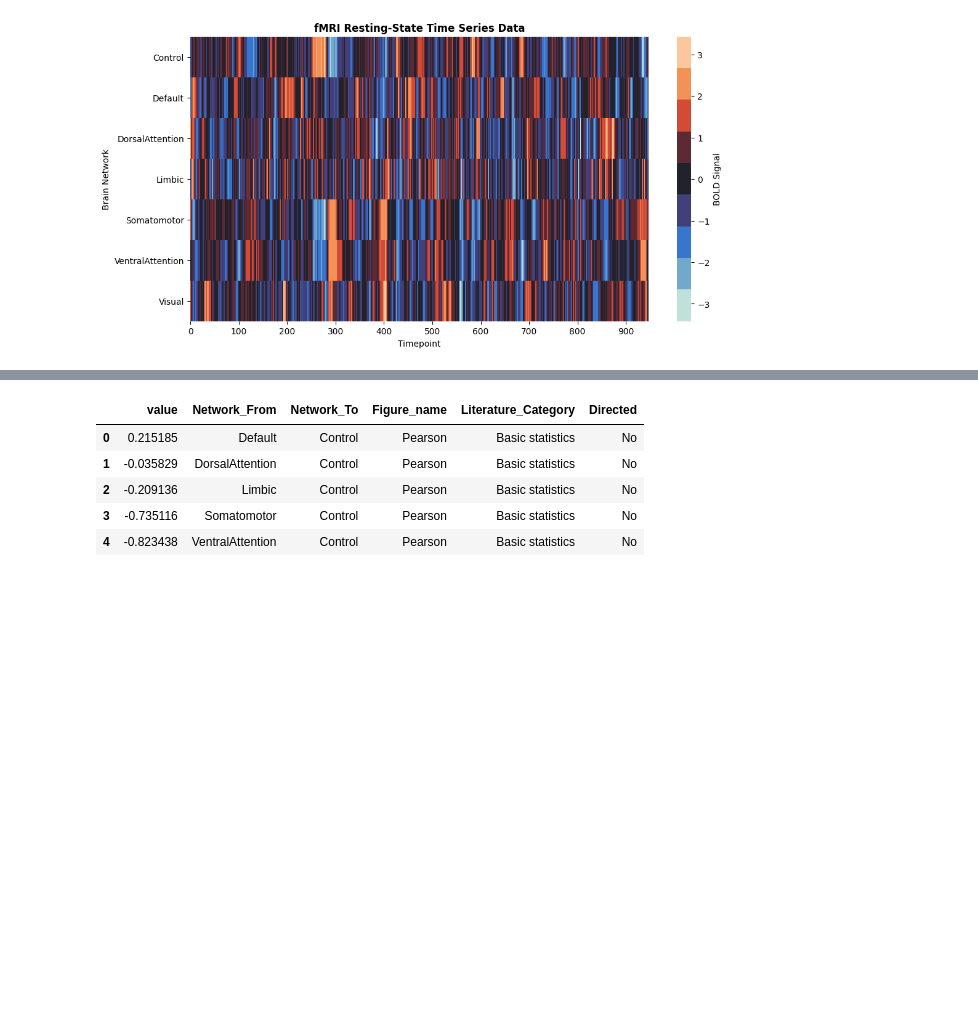
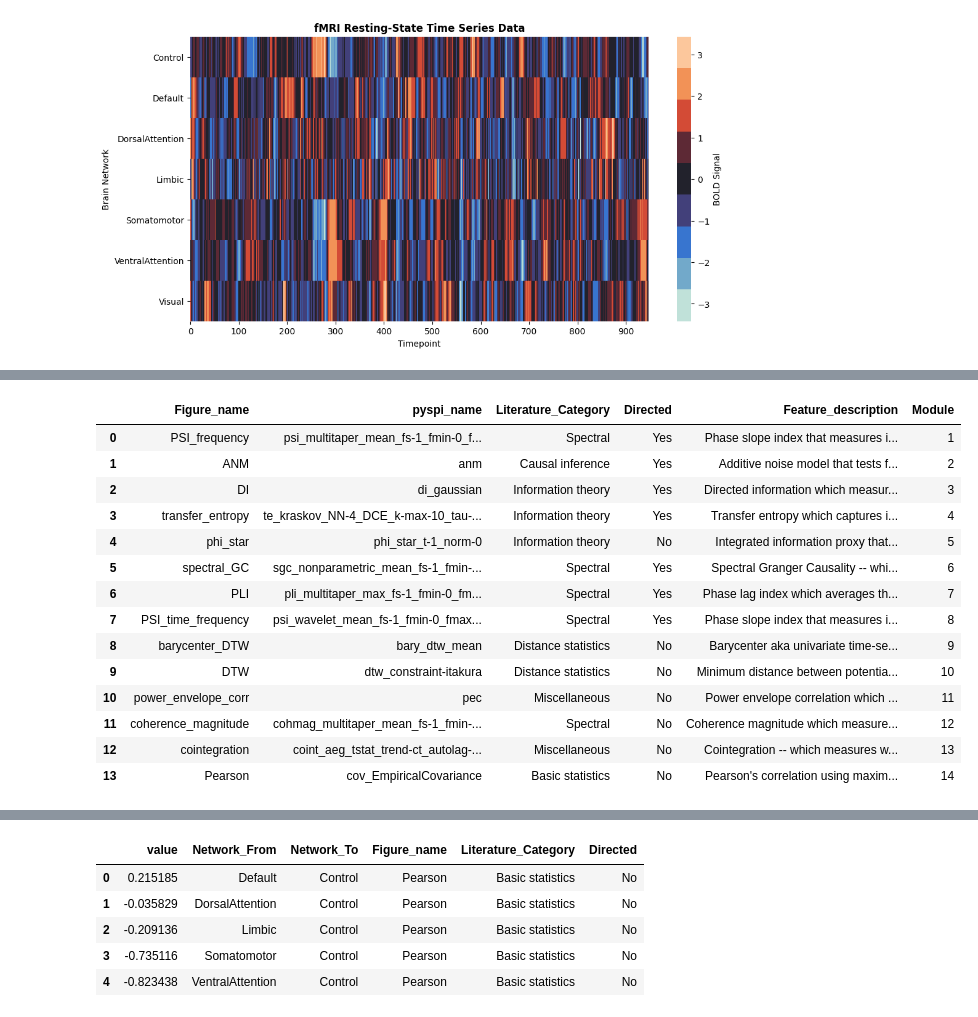
Before and after one commit to anniegbryant/CSYS5040_Demo, a Jupyter notebook: CSYS5040_demo.ipynb, the cells around one changed output, grey strips where cells are left out. Drawn from its saved outputs; the diff is of its cells as text; code cells hidden in the pictures; blank space fills up the shorter version.

```diff
--- a/CSYS5040_demo.ipynb
+++ b/CSYS5040_demo.ipynb
@@ -183,0 +200,27 @@ calc.compute()
+# %%
+# Read in relevant information about the SPIs
+response = requests.get("https://raw.githubusercontent.com/anniegbryant/CSYS5040_Demo/main/pairwise_feature_info.csv")
+response.raise_for_status() # Check that the request was successful
+
+# Load the .npy content into a numpy array
+file_data = io.BytesIO(response.content)
+SPI_info = pd.read_csv(file_data)
+
+# Print out our SPI info
+SPI_info
+# %% [output]
+|  | Figure_name | pyspi_name | Literature_Category | Directed | Feature_description | Module |
+| 0 | PSI_frequency | psi_multitaper_mean_fs-1_fmin-0_f... | Spectral | Yes | Phase slope index that measures i... | 1 |
+| 1 | ANM | anm | Causal inference | Yes | Additive noise model that tests f... | 2 |
+| 2 | DI | di_gaussian | Information theory | Yes | Directed information which measur... | 3 |
+| 3 | transfer_entropy | te_kraskov_NN-4_DCE_k-max-10_tau-... | Information theory | Yes | Transfer entropy which captures i... | 4 |
+| 4 | phi_star | phi_star_t-1_norm-0 | Information theory | No | Integrated information proxy that... | 5 |
+| 5 | spectral_GC | sgc_nonparametric_mean_fs-1_fmin-... | Spectral | Yes | Spectral Granger Causality -- whi... | 6 |
+| 6 | PLI | pli_multitaper_max_fs-1_fmin-0_fm... | Spectral | Yes | Phase lag index which averages th... | 7 |
+| 7 | PSI_time_frequency | psi_wavelet_mean_fs-1_fmin-0_fmax... | Spectral | Yes | Phase slope index that measures i... | 8 |
+| 8 | barycenter_DTW | bary_dtw_mean | Distance statistics | No | Barycenter aka univariate time-se... | 9 |
+| 9 | DTW | dtw_constraint-itakura | Distance statistics | No | Minimum distance between potentia... | 10 |
+| 10 | power_envelope_corr | pec | Miscellaneous | No | Power envelope correlation which ... | 11 |
+| 11 | coherence_magnitude | cohmag_multitaper_mean_fs-1_fmin-... | Spectral | No | Coherence magnitude which measure... | 12 |
+| 12 | cointegration | coint_aeg_tstat_trend-ct_autolag-... | Miscellaneous | No | Cointegration -- which measures w... | 13 |
+| 13 | Pearson | cov_EmpiricalCovariance | Basic statistics | No | Pearson's correlation using maxim... | 14 |
```
Also changed, not shown: parts of 22 cells of this notebook.
